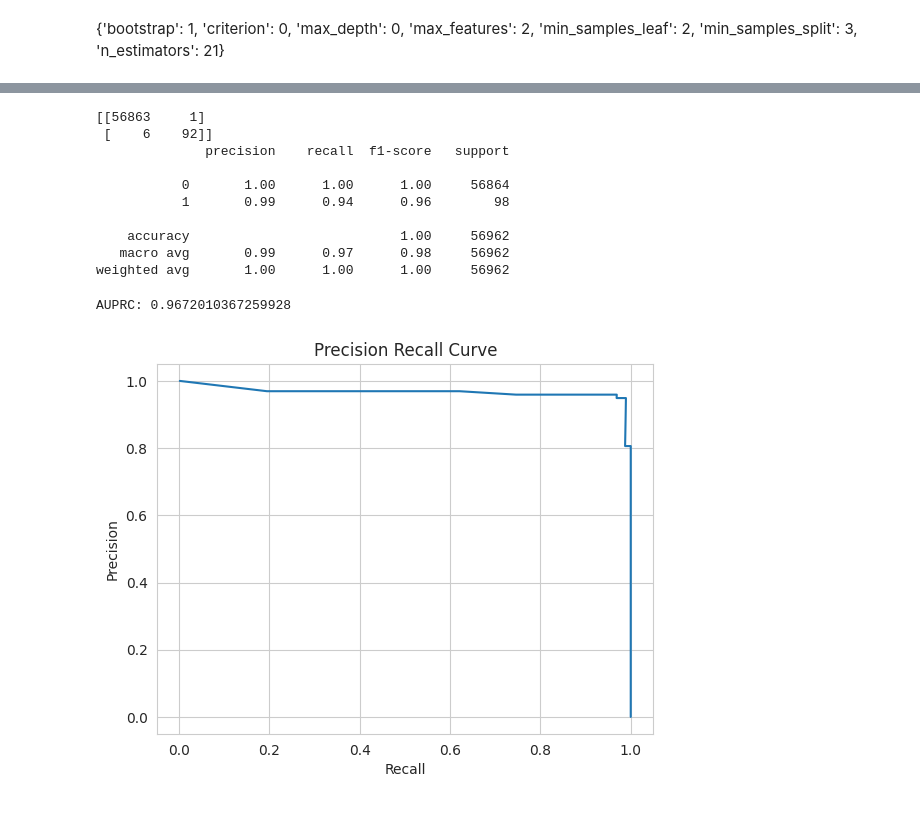
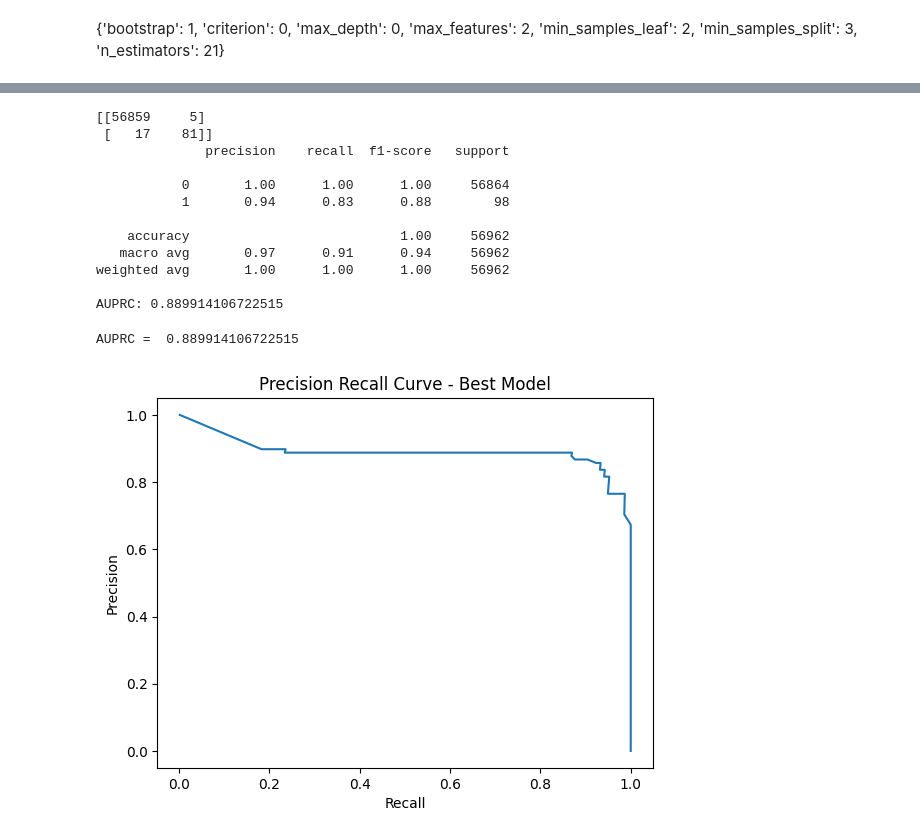
Before and after one commit to JonCrook/icl-ml-portfolio, a Jupyter notebook: Fraud_Detection.ipynb, the cells around one changed output, grey strips where cells are left out. Drawn from its saved outputs; the diff is of its cells as text; code cells hidden in the pictures.

```diff
--- a/Fraud_Detection.ipynb
+++ b/Fraud_Detection.ipynb
@@ -1348,3 +1428,25 @@ Hyperparameters are:
 - min_samples_split = 3
 - min_samples_leaf = 2
 - bootstrap = False
+# %%
+# Build a clean set of datasets
+df = df_original.copy()
+#df = df.drop(['V3','V8','V1','V20','V2','V15','V19','V6','V26',
+#                    'V27','V28','V13','V22','V5','V24','V25','V23'], axis=1)
+
+train_df, test_df = train_test_split(df, test_size=0.2, random_state=random_state, stratify=df['Class'], shuffle=True)
+
+X_train = train_df.drop('Class', axis=1)
+y_train = train_df['Class']
+X_test = test_df.drop('Class', axis=1)
+y_test = test_df['Class']
+# %%
+# Use random Oversampling
+ros = RandomOverSampler(random_state=random_state)
+X_resampled, y_resampled = ros.fit_resample(X_train, y_train)
+
+print(X_train.shape)
+print(y_train.shape)
+print(X_resampled.shape)
+print(y_resampled.shape)
+print(y_resampled.value_counts())
@@ -1351,5 +1461,5 @@ Hyperparameters are:
 # %%
-# BEST MODEL
+# Run the RFC with the best hyperparameters
 best_params = {
     'criterion': 'entropy',
     'n_estimators': 21,
@@ -1361,16 +1471,21 @@ best_params = {
 }
 
 clf = RandomForestClassifier(**best_params)
-clf.fit(X_train, y_train)
+clf.fit(X_resampled, y_resampled)
+
+# Run against the test dataset and record results
+cr, auprc = run_against_test(clf, X_test, y_test)
 # %% [output]
-[[56863     1]
- [    6    92]]
+[[56859     5]
+ [   17    81]]
               precision    recall  f1-score   support
 
            0       1.00      1.00      1.00     56864
-           1       0.99      0.94      0.96        98
+           1       0.94      0.83      0.88        98
 
     accuracy                           1.00     56962
-   macro avg       0.99      0.97      0.98     56962
+   macro avg       0.97      0.91      0.94     56962
 weighted avg       1.00      1.00      1.00     56962
+
+AUPRC: 0.889914106722515
 # %%
@@ -1386,21 +1498,21 @@ add_to_results('9th run - Best Model', cr, auprc,
 # %%
 # Plot the final Precision Recall Curve
 # Use the classifier to predict the probabilities of the test data
 y_pred_prob = clf.predict_proba(X_test)[:,1]
 
 # Calculate the precision-recall curve and the AUPRC
 precision, recall, thresholds = precision_recall_curve(y_test, y_pred_prob)
 auprc = auc(recall, precision)
 
 # Print the AUPRC
 print("AUPRC = ", auprc)
 
 # Plot ROC curve
 plt.plot(precision, recall)
 plt.xlabel('Recall')
 plt.ylabel('Precision')
-plt.title('Precision Recall Curve')
+plt.title('Precision Recall Curve - Best Model')
 plt.show()
 # %% [output]
-AUPRC: 0.9672010367259928
+AUPRC =  0.889914106722515
-[figure, old version]
+[figure, new version]
```
Also changed, not shown: parts of 38 cells of this notebook.
